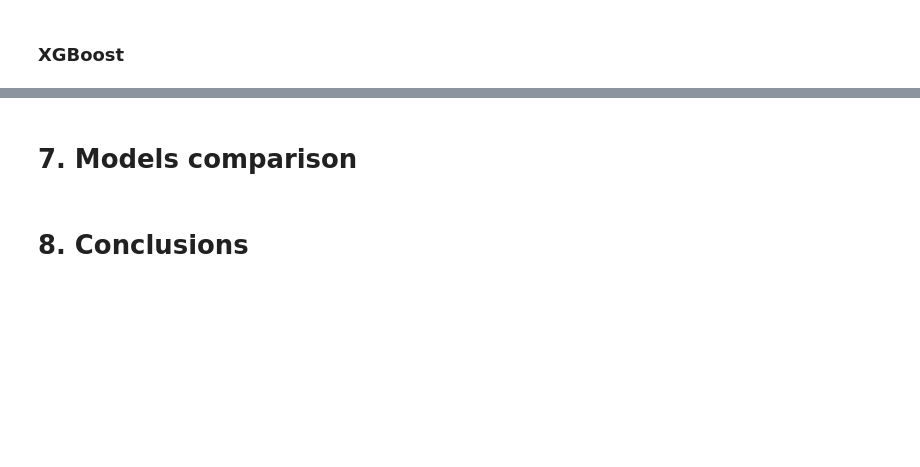
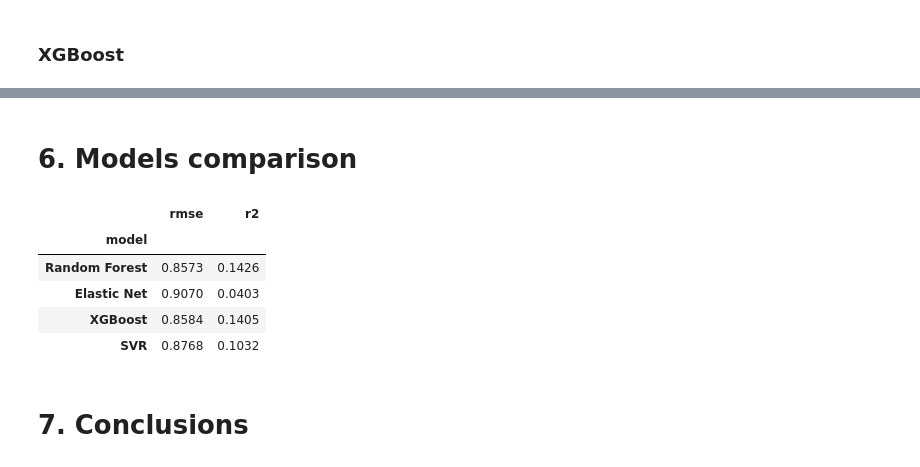
Before and after one commit to Weronikaa2001/ML2_final_project, a Jupyter notebook: ML2_final.ipynb, the cells around one changed output, grey strips where cells are left out. Cells and saved outputs as stored; diff of their text form; code cells hidden in the pictures; blank space fills up the shorter version.

```diff
--- a/ML2_final.ipynb
+++ b/ML2_final.ipynb
@@ -930,0 +934,23 @@ Elastic Net R²: 0.040
+# %%
+# Baseline SVR model
+svr_model = Pipeline(steps=[
+    ("preprocess", preprocess),
+    ("model", SVR(
+        kernel="rbf",      # radial basis function kernel (default)
+        C=1.0,             # regularization strength
+        epsilon=0.1        # epsilon-insensitive tube
+    ))
+])
+
+# Fit model
+svr_model.fit(X_train, y_train)
+
+# Predict on test set
+y_pred_svr = svr_model.predict(X_test)
+
+# Evaluation
+rmse_svr = np.sqrt(mean_squared_error(y_test, y_pred_svr))
+r2_svr = r2_score(y_test, y_pred_svr)
+
+print(f"SVR Baseline RMSE: {rmse_svr:.3f}")
+print(f"SVR Baseline R²: {r2_svr:.3f}")
@@ -1241,4 +1187,19 @@ XGBoost TEST R² (log scale): 0.158
 # %% [markdown]
-# 7. Models comparison
+# 6. Models comparison
+# %%
+baseline_table = pd.DataFrame({
+    "model": ["Random Forest", "Elastic Net", "XGBoost", "SVR"],
+    "rmse": [rmse_rf, rmse_en, rmse_xgb, rmse_svr],
+    "r2":   [r2_rf, r2_en, r2_xgb, r2_svr],
+}).set_index("model")
+
+display(baseline_table.round(4))
+# %% [output]
+|  | rmse | r2 |
+| model |  |  |
+| Random Forest | 0.8573 | 0.1426 |
+| Elastic Net | 0.9070 | 0.0403 |
+| XGBoost | 0.8584 | 0.1405 |
+| SVR | 0.8768 | 0.1032 |
 # %% [markdown]
-# 8. Conclusions
+# 7. Conclusions
```
Also changed, not shown: parts of 24 cells of this notebook.
